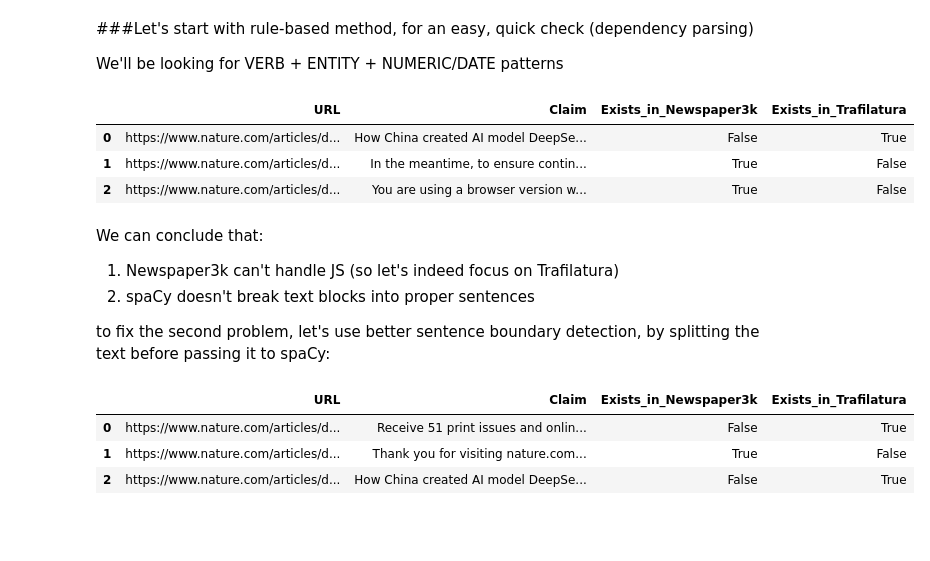
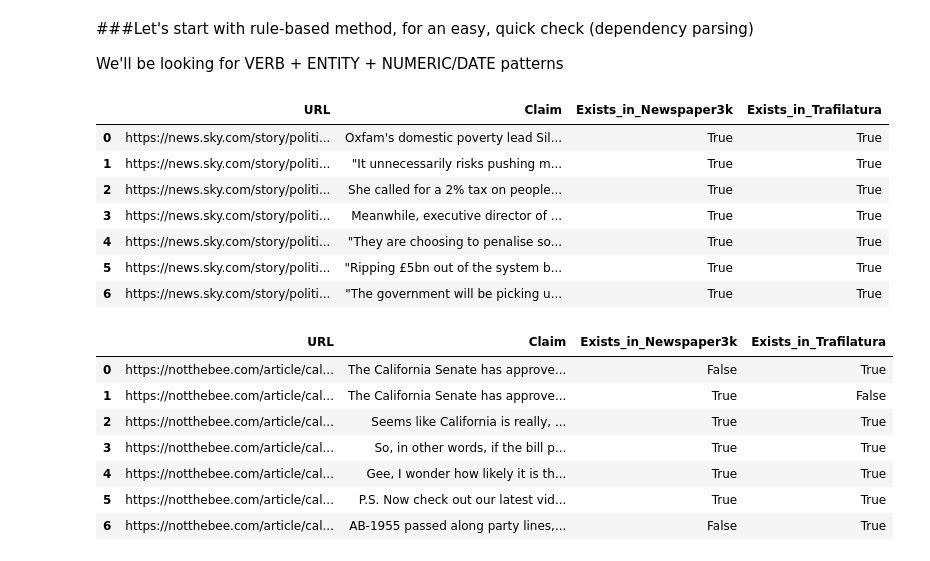
Before and after one commit to szezlong/Articles_Evaluation, a Jupyter notebook: AI_Detection_Expansion.ipynb, the cells around one changed output. Drawn from its saved outputs; the diff is of its cells as text; code cells hidden in the pictures; blank space fills up the shorter version.

```diff
--- a/AI_Detection_Expansion.ipynb
+++ b/AI_Detection_Expansion.ipynb
@@ -664,6 +666,8 @@ def scrape_text_trafilatura(url):
 
   try:
     response = session.get(url, headers=headers, timeout=10)
+    with open("raw_html.html", "w", encoding="utf-8") as file:
+      file.write(response.text)
     if response.status_code == 200:
       text = trafilatura.extract(response.text)
       return text if text else "", response.elapsed.total_seconds()
@@ -766,0 +822,6 @@ Liu, A. et al. Preprint at arXiv https://doi.org/10.48550/arXiv.2412.19437 (2024
+# %%
+url = "https://www.nature.com/articles/d41586-025-00259-0"
+html = scrape_article_selenium(url)
+
+extracted_text = trafilatura.extract(html)
+print(extracted_text)
@@ -870,18 +952,16 @@ def compare_claims_aligned(urls):
 
     return pd.DataFrame(results)
 # %%
-df_claims = compare_claims_aligned(test_url)
+df_claims = compare_claims_aligned([page_url_4])
 pd.set_option('display.max_colwidth', None)
 
 df_claims
 # %% [output]
 |  | URL | Claim | Exists_in_Newspaper3k | Exists_in_Trafilatura |
-| 0 | https://www.nature.com/articles/d... | How China created AI model DeepSe... | False | True |
-| 1 | https://www.nature.com/articles/d... | In the meantime, to ensure contin... | True | False |
-| 2 | https://www.nature.com/articles/d... | You are using a browser version w... | True | False |
+| 0 | https://news.sky.com/story/politi... | Oxfam's domestic poverty lead Sil... | True | True |
+| 1 | https://news.sky.com/story/politi... | "It unnecessarily risks pushing m... | True | True |
+| 2 | https://news.sky.com/story/politi... | She called for a 2% tax on people... | True | True |
+| 3 | https://news.sky.com/story/politi... | Meanwhile, executive director of ... | True | True |
+| 4 | https://news.sky.com/story/politi... | "They are choosing to penalise so... | True | True |
+| 5 | https://news.sky.com/story/politi... | "Ripping £5bn out of the system b... | True | True |
+| 6 | https://news.sky.com/story/politi... | "The government will be picking u... | True | True |
-# %% [markdown]
-We can conclude that:
-1. Newspaper3k can't handle JS (so let's indeed focus on Trafilatura)
-2. spaCy doesn't break text blocks into proper sentences
-
-to fix the second problem, let's use better sentence boundary detection, by splitting the text before passing it to spaCy:
@@ -901,10 +968,14 @@ def extract_potential_claims(text):
 # %%
-df_claims = compare_claims_aligned(test_url)
+df_claims = compare_claims_aligned(test_url_2)
 pd.set_option('display.max_colwidth', None)
 
 df_claims
 # %% [output]
 |  | URL | Claim | Exists_in_Newspaper3k | Exists_in_Trafilatura |
-| 0 | https://www.nature.com/articles/d... | Receive 51 print issues and onlin... | False | True |
-| 1 | https://www.nature.com/articles/d... | Thank you for visiting nature.com... | True | False |
-| 2 | https://www.nature.com/articles/d... | How China created AI model DeepSe... | False | True |
+| 0 | https://notthebee.com/article/cal... | The California Senate has approve... | False | True |
+| 1 | https://notthebee.com/article/cal... | The California Senate has approve... | True | False |
+| 2 | https://notthebee.com/article/cal... | Seems like California is really, ... | True | True |
+| 3 | https://notthebee.com/article/cal... | So, in other words, if the bill p... | True | True |
+| 4 | https://notthebee.com/article/cal... | Gee, I wonder how likely it is th... | True | True |
+| 5 | https://notthebee.com/article/cal... | P.S. Now check out our latest vid... | True | True |
+| 6 | https://notthebee.com/article/cal... | AB-1955 passed along party lines,... | False | True |
```
Also changed, not shown: parts of 28 cells of this notebook.
